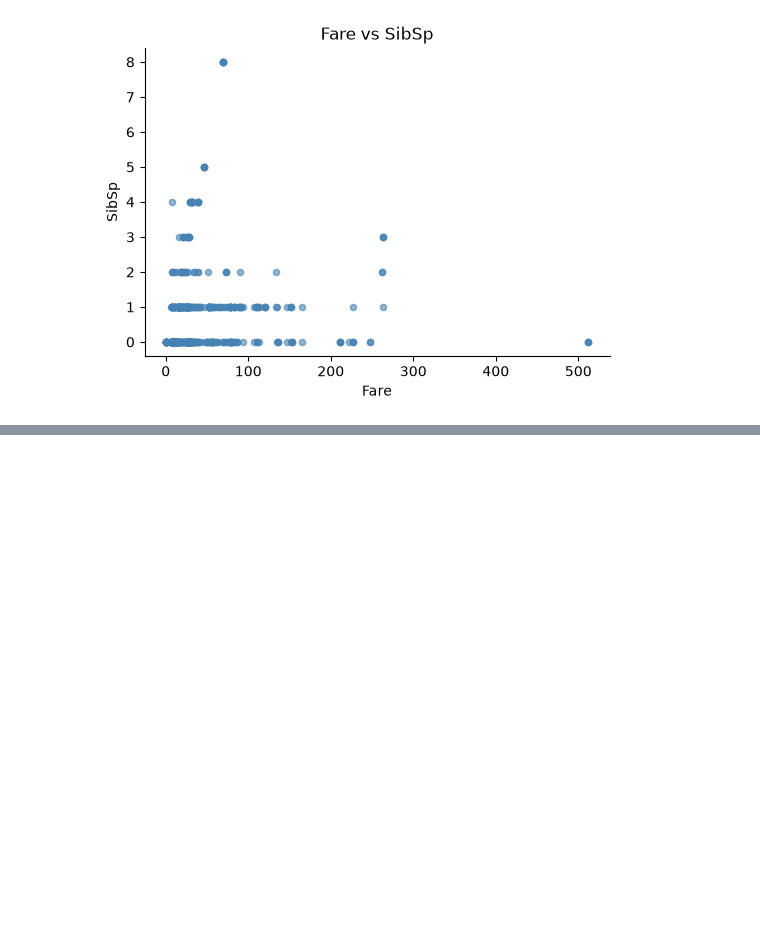
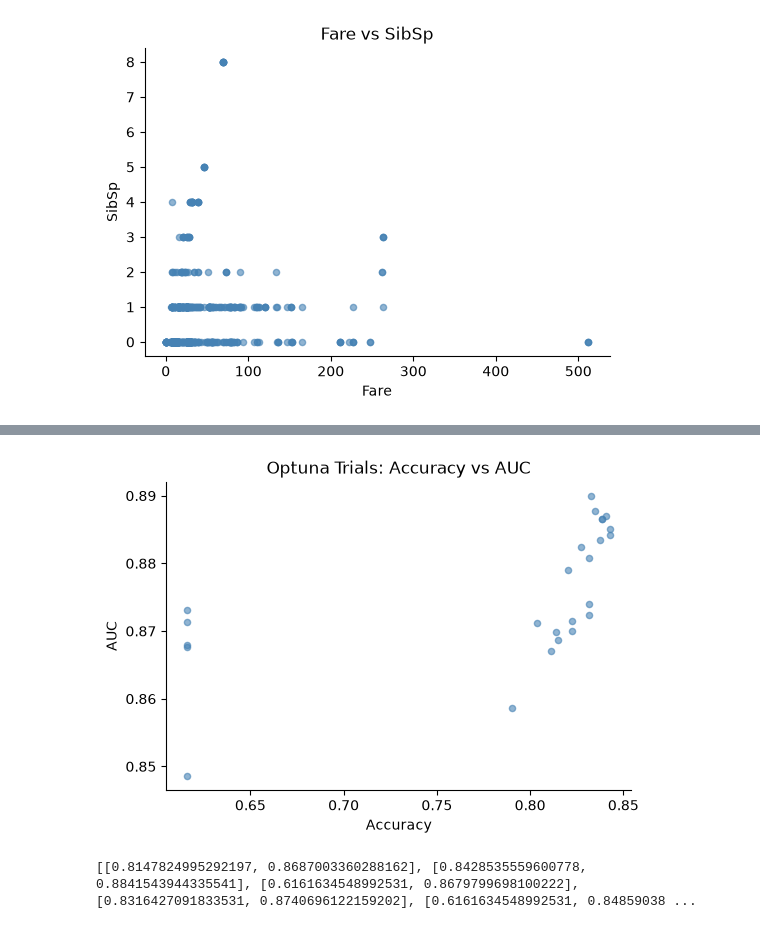
Before and after one commit to snukem/titanic, a Jupyter notebook: predict-titanic.ipynb, the cells around one changed output, grey strips where cells are left out. Saved outputs shown, nothing was run; the diff lists cells and outputs as text; code cells hidden in the pictures; blank space fills up the shorter version.

```diff
--- a/predict-titanic.ipynb
+++ b/predict-titanic.ipynb
@@ -202,0 +209,17 @@ best_pipeline.fit(X, y)
+# %%
+# visualize Pareto front
+accs = [t.values[0] for t in study.trials]
+aucs = [t.values[1] for t in study.trials]
+
+fig, ax = plt.subplots(figsize=(6, 4))
+ax.scatter(accs, aucs, color='steelblue', alpha=0.6, s=20)
+ax.set_xlabel('Accuracy')
+ax.set_ylabel('AUC')
+ax.set_title('Optuna Trials: Accuracy vs AUC')
+ax.spines[['top', 'right']].set_visible(False)
+plt.show()
+
+print([t.values for t in study.trials])
+# %% [output]
+[figure, added]
+[[0.8147824995292197, 0.8687003360288162], [0.8428535559600778, 0.8841543944335541], [0.6161634548992531, 0.8679799698100222], [0.8316427091833531, 0.8740696122159202], [0.6161634548992531, 0.84859038 ...
```
Also changed, not shown: parts of 8 cells of this notebook.
